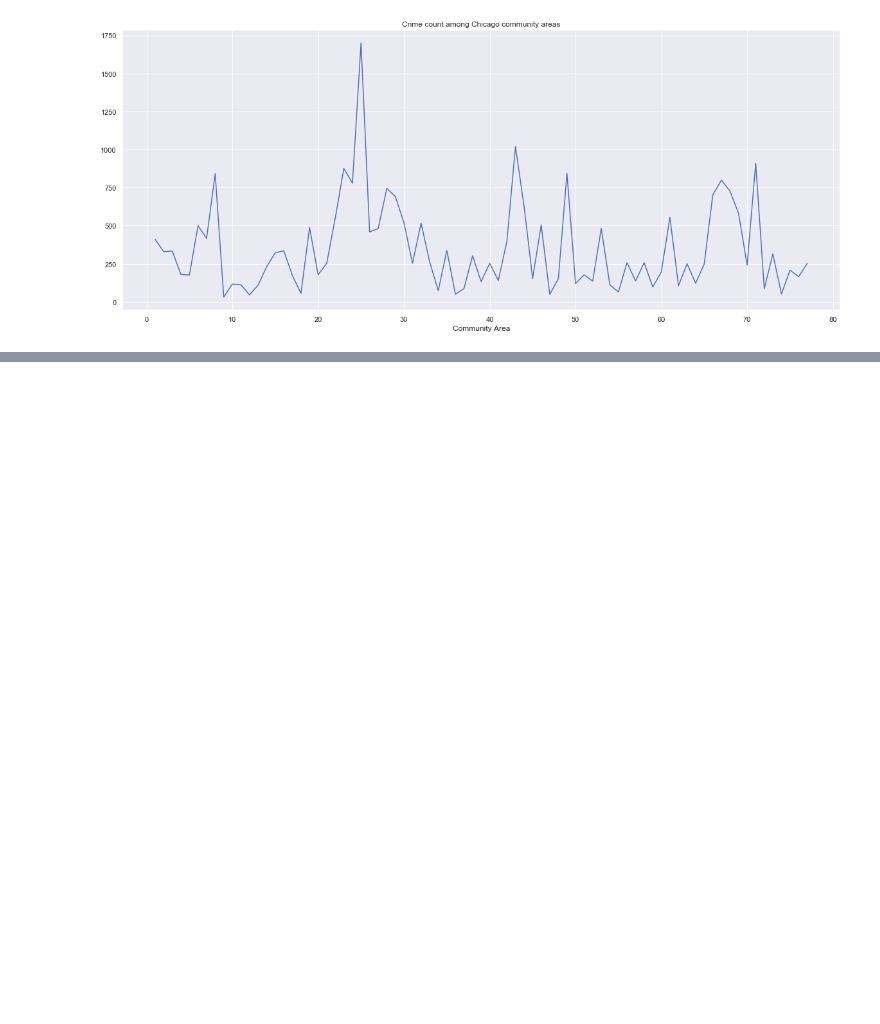
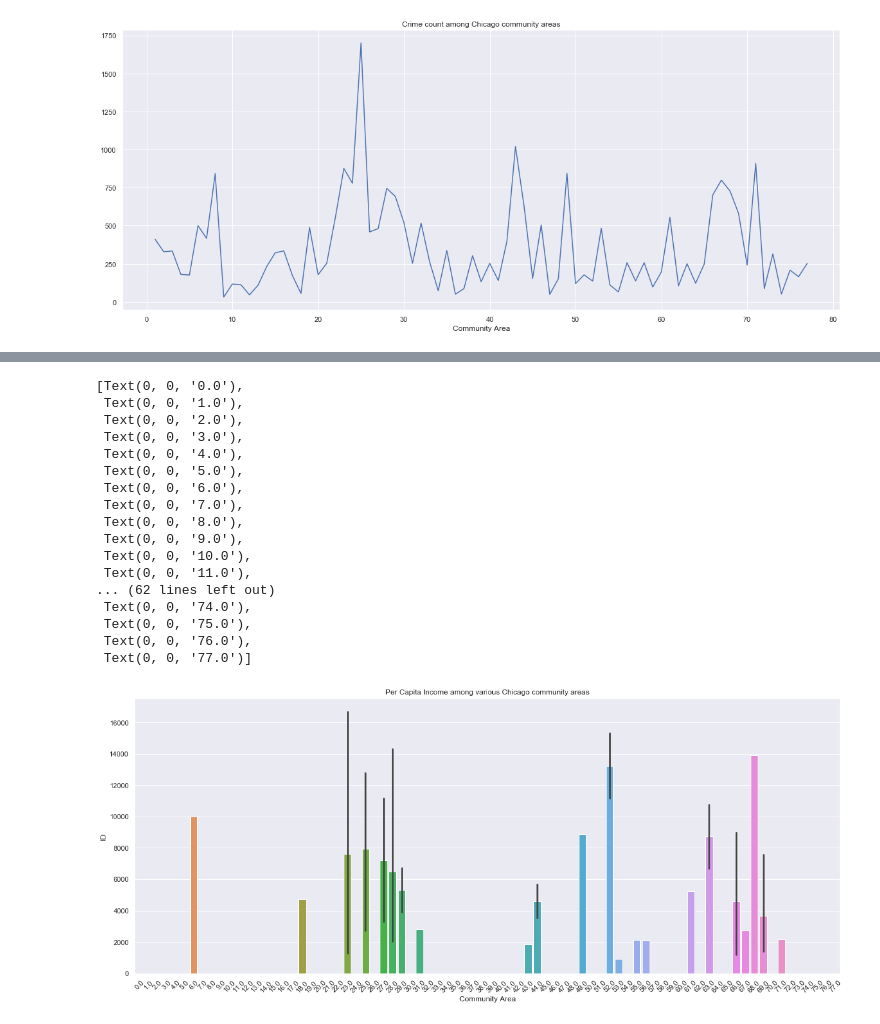
Before and after one commit to edgeslab/CS418-Project, a Jupyter notebook: 418_Project.ipynb, the cells around one changed output, grey strips where cells are left out. Saved outputs shown, nothing was run; the diff lists cells and outputs as text; code cells hidden in the pictures; blank space fills up the shorter version.

```diff
--- a/418_Project.ipynb
+++ b/418_Project.ipynb
@@ -114,0 +141,27 @@ Text(0.5, 1.0, 'Crime count among Chicago community areas')
+# %%
+sns.set(rc={'figure.figsize':(20,8)})
+
+socioecon = pd.read_csv("dataFiltered.csv")
+count=socioecon.groupby('Community Area').count()['ID']
+plot = sns.barplot(x="Community Area", y=count , data=socioecon)
+plot.set_title("Per Capita Income among various Chicago community areas")
+plot.set_xticklabels(plot.get_xticklabels(), rotation=45)
+# %% [output]
+[Text(0, 0, '0.0'),
+ Text(0, 0, '1.0'),
+ Text(0, 0, '2.0'),
+ Text(0, 0, '3.0'),
+ Text(0, 0, '4.0'),
+ Text(0, 0, '5.0'),
+ Text(0, 0, '6.0'),
+ Text(0, 0, '7.0'),
+ Text(0, 0, '8.0'),
+ Text(0, 0, '9.0'),
+ Text(0, 0, '10.0'),
+ Text(0, 0, '11.0'),
+... (62 lines left out)
+ Text(0, 0, '74.0'),
+ Text(0, 0, '75.0'),
+ Text(0, 0, '76.0'),
+ Text(0, 0, '77.0')]
+[figure, added]
```
Also changed, not shown: parts of 7 cells of this notebook, 1 other file.
